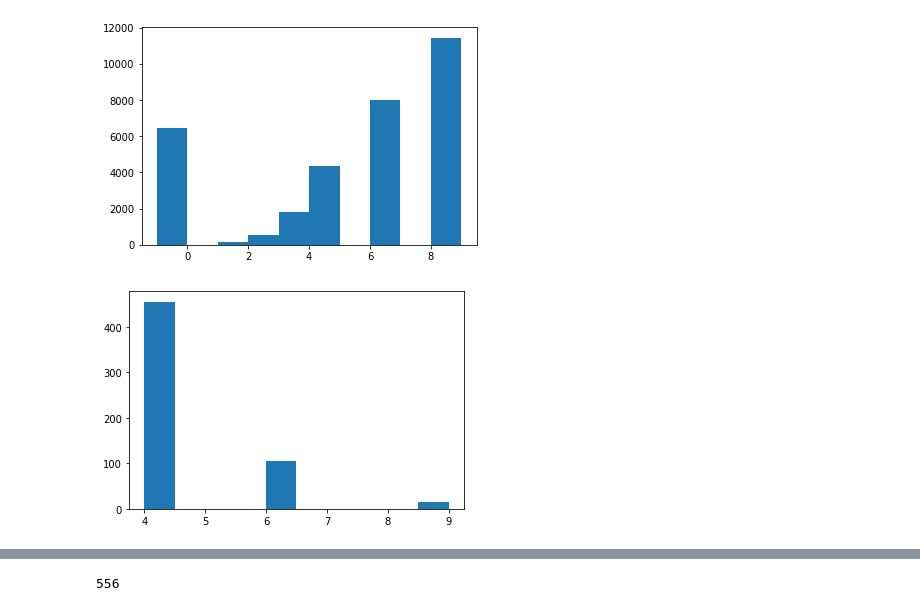
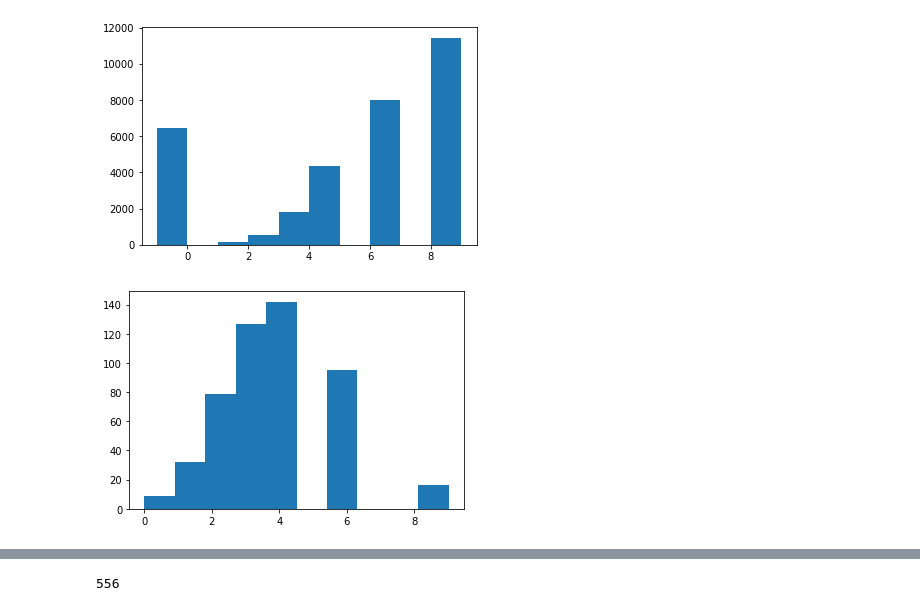
Before and after one commit to EmilOstergaard/cluster-state-simulation, a Jupyter notebook: Nullifiers Simulation.ipynb, the cells around one changed output, grey strips where cells are left out. Saved outputs shown, nothing was run; the diff lists cells and outputs as text; code cells hidden in the pictures.

```diff
--- a/Nullifiers Simulation.ipynb
+++ b/Nullifiers Simulation.ipynb
@@ -166,38 +185,38 @@ plt.show()
 
 solution = []
 
-for bipartition in Ss:
+for bipartition in Ss[:500]:
     operators = ()
     value = np.infty
     temp_value = 0
     for x_operator in n_xs:
-        if value <= 3:
+        if value <= 4:
             break
         for p_operator in n_ps:
             if operatorOverlap(x_operator.boundary_modes, p_operator.boundary_modes):
                 pass
             else:
                 h_jS1 = bipartition[0]@x_operator.unit_cell_modes
-                g_jS1 = bipartition[0]@x_operator.unit_cell_modes
-                h_jS2 = bipartition[0]@p_operator.unit_cell_modes
-                g_jS2 = bipartition[0]@p_operator.unit_cell_modes
+                g_jS1 = bipartition[0]@p_operator.unit_cell_modes
+                h_jS2 = bipartition[1]@x_operator.unit_cell_modes
+                g_jS2 = bipartition[1]@p_operator.unit_cell_modes
                 try:
-                    temp_value = round(abs(10*math.log10((np.abs(h_jS1.dot(g_jS1))+np.abs(h_jS2.dot(g_jS2)))/16)))
+                    temp_value = abs(10*np.log10((np.abs(h_jS1.dot(g_jS1))+np.abs(h_jS2.dot(g_jS2)))/16))
                     if temp_value < value:
                         value = temp_value
                         operators = x_operator, p_operator
                 except:
                     pass
 
-            if value <= 3:
+            if value <= 4:
                 break
 
     solution.append([value, operators])
 # %%
 from matplotlib import pyplot as plt
-plt.hist([i[0] for i in solution if i[0]>3])
+plt.hist([i[0] for i in solution])
 plt.show()
 # %% [output]
-[figure, old version]
+[figure, new version]
 # %%
 remaining_partitions = [i for i, value in enumerate(solution) if value[0]>3]
```
Also changed, not shown: parts of 4 cells of this notebook.
